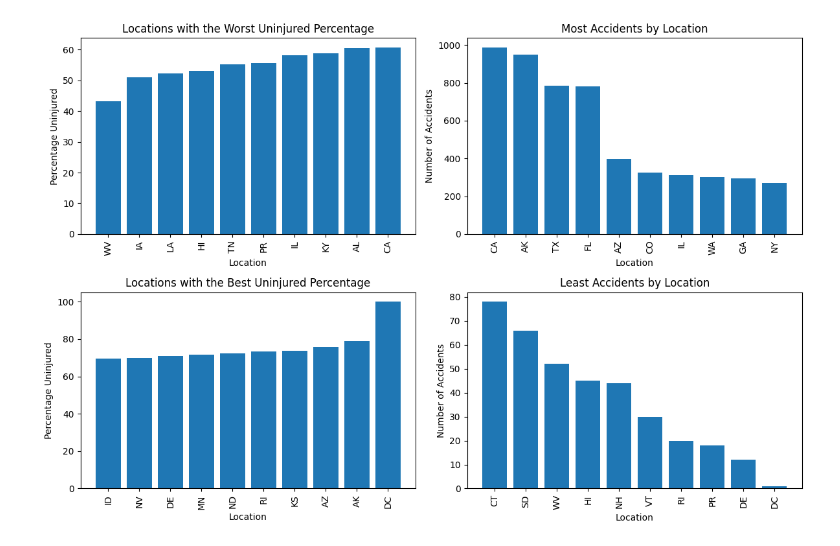
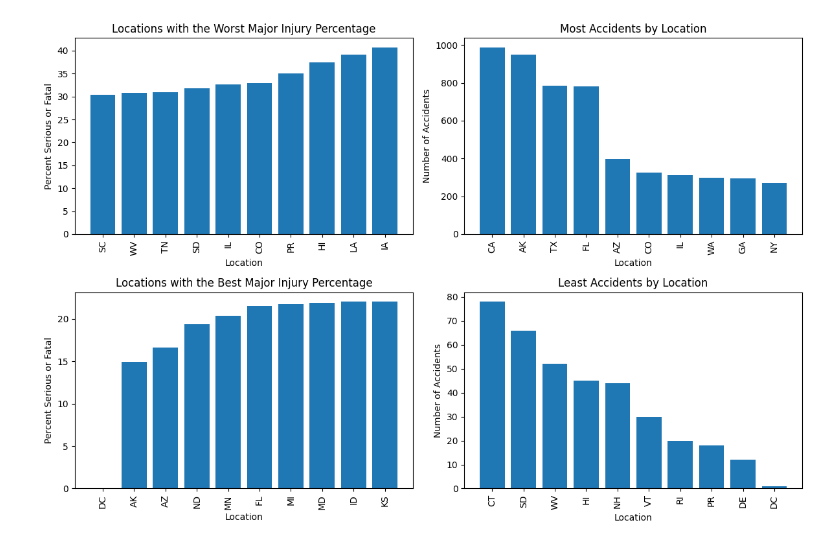
Before and after one commit to learn-co-curriculum/dsc-phase-1-project-v3, a Jupyter notebook: Notebooks/Visualizations_Colby.ipynb, the cells around one changed output. Saved outputs shown, nothing was run; the diff lists cells and outputs as text; code cells hidden in the pictures.

```diff
--- a/Notebooks/Visualizations_Colby.ipynb
+++ b/Notebooks/Visualizations_Colby.ipynb
@@ -192,13 +195,13 @@ engine_num
 
 
 x1 = list(location_of_flight.index)[:10]
-y1= list(location_of_flight['Percent.Uninjured'])[:10]
+y1= list(location_of_flight['Percent.Serious.and.Fatal'])[:10]
 
 y2 = list(df_location['Location'].value_counts())[:10]
 x2 = list(df_location['Location'].value_counts().index)[:10]
 
 x3 = list(location_of_flight.index)[-10:]
-y3= list(location_of_flight['Percent.Uninjured'])[-10:]
+y3= list(location_of_flight['Percent.Serious.and.Fatal'])[-10:]
 
 y4 = list(df_location['Location'].value_counts())[-10:]
 x4 = list(df_location['Location'].value_counts().index)[-10:]
@@ -206,54 +209,54 @@ x4 = list(df_location['Location'].value_counts().index)[-10:]
 fig, ax = plt.subplots(2,2, figsize = (12,8))
 
 # first graph
-ax[0][0].bar(x1, y1)
+ax[1][0].bar(x1, y1)
 
-ax[0][0].tick_params(axis="x", labelrotation=90)
+ax[1][0].tick_params(axis="x", labelrotation=90)
 
-ax[0][0].set_ylabel("Percentage Uninjured")
+ax[1][0].set_ylabel("Percent Serious or Fatal")
 
-ax[0][0].set_xlabel('Location')
+ax[1][0].set_xlabel('Location')
 
-ax[0][0].set_title("Locations with the Worst Uninjured Percentage")
+ax[1][0].set_title("Locations with the Best Major Injury Percentage")
 
 # second graph
 ax[0][1].bar(x2, y2)
 
 ax[0][1].tick_params(axis="x", labelrotation=90)
 
 ax[0][1].set_ylabel("Number of Accidents")
 
 ax[0][1].set_xlabel('Location')
 
 ax[0][1].set_title("Most Accidents by Location")
 
 
 # third graph
 
-ax[1][0].bar(x3, y3)
+ax[0][0].bar(x3, y3)
 
-ax[1][0].tick_params(axis="x", labelrotation=90)
+ax[0][0].tick_params(axis="x", labelrotation=90)
 
-ax[1][0].set_ylabel("Percentage Uninjured")
+ax[0][0].set_ylabel("Percent Serious or Fatal")
 
-ax[1][0].set_xlabel('Location')
+ax[0][0].set_xlabel('Location')
 
-ax[1][0].set_title("Locations with the Best Uninjured Percentage")
+ax[0][0].set_title("Locations with the Worst Major Injury Percentage")
 
 # second graph
 ax[1][1].bar(x4, y4)
 
 ax[1][1].tick_params(axis="x", labelrotation=90)
 
 ax[1][1].set_ylabel("Number of Accidents")
 
 ax[1][1].set_xlabel('Location')
 
 ax[1][1].set_title('Least Accidents by Location')
 
 fig.tight_layout()
 # %% [output]
-[figure, old version]
+[figure, new version]
 # %%
 x = df_trimmed['Percent.Uninjured']
 y = df_trimmed['Percent.Serious.and.Fatal']
```
Also changed, not shown: parts of 11 cells of this notebook, 1 other file.
